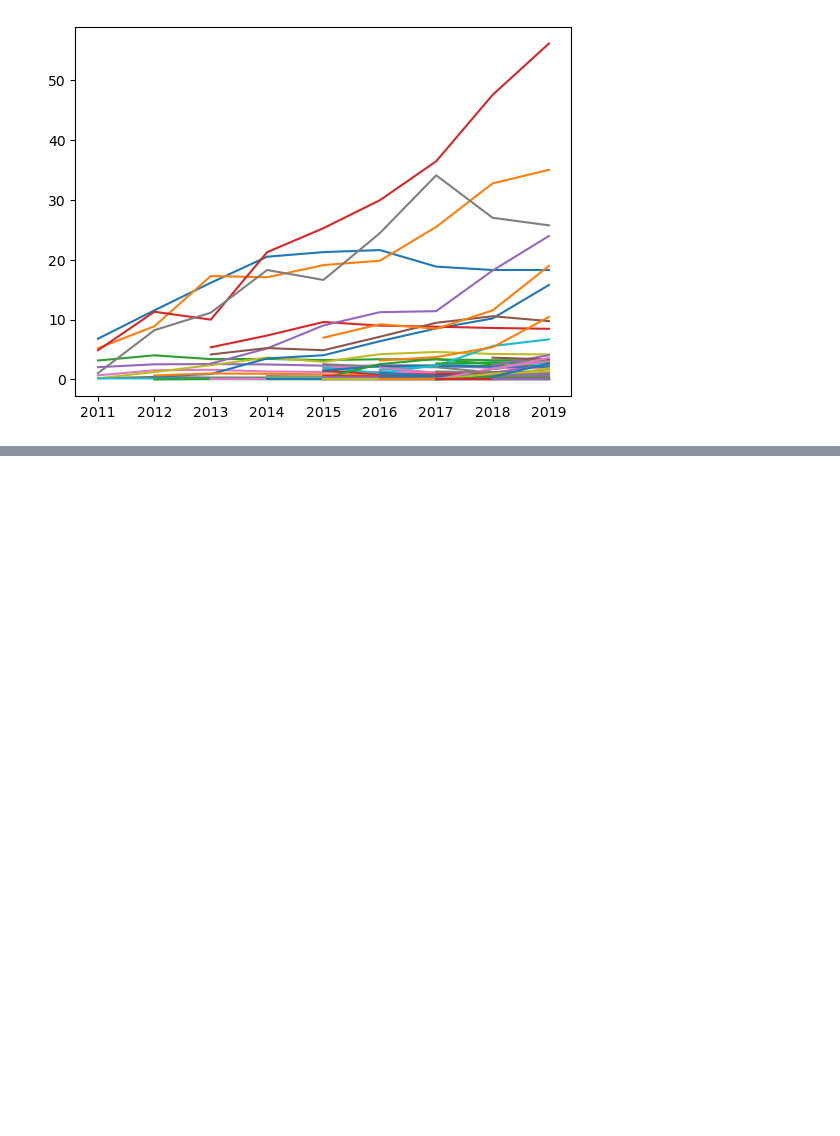
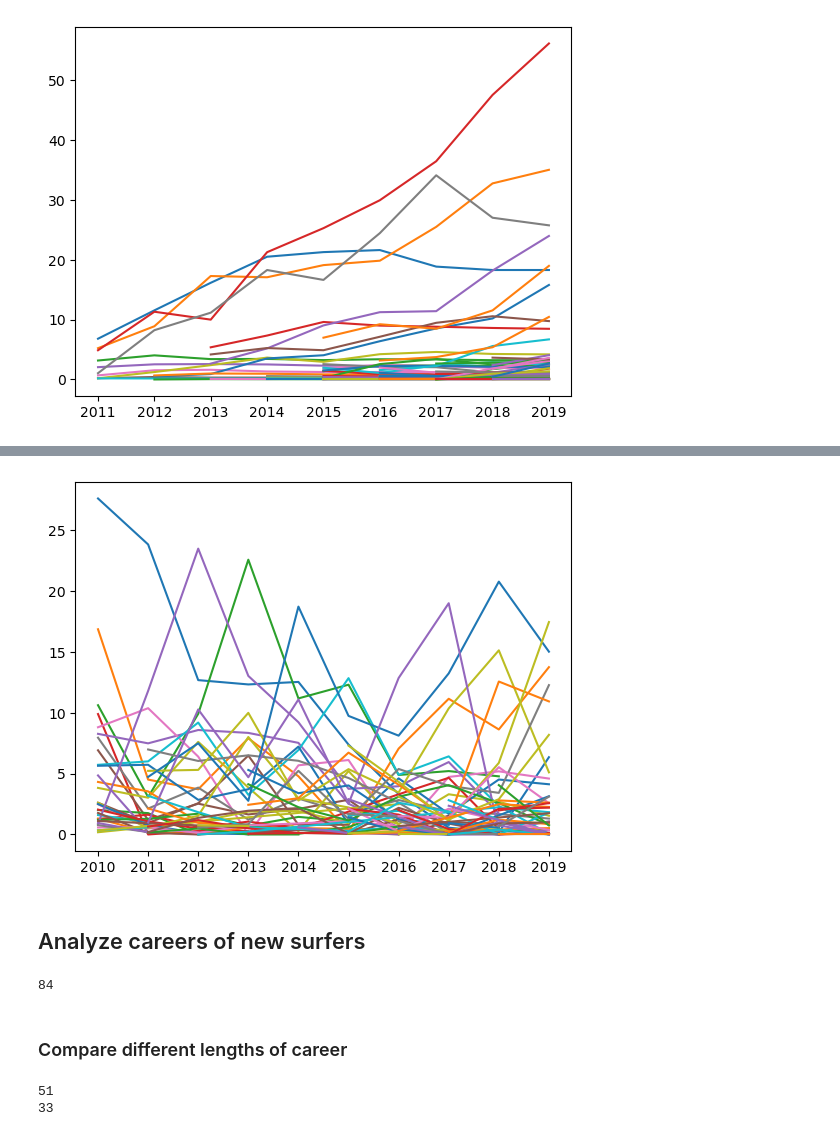
Before and after one commit to imalvarado/6400-Project-ima35, a Jupyter notebook: code/time_series_analysis.ipynb, the cells around one changed output, grey strips where cells are left out. Drawn from its saved outputs; the diff is of its cells as text; code cells hidden in the pictures; blank space fills up the shorter version.

```diff
--- a/code/time_series_analysis.ipynb
+++ b/code/time_series_analysis.ipynb
@@ -85,0 +151,8 @@ for surfer, df in results_dict.items():
+# %%
+for surfer, df in seasons_dict.items():
+
+    plt.plot(df["year"], df["beta"])
+# %% [output]
+[figure, added]
+# %% [markdown]
+## Analyze careers of new surfers
@@ -85,0 +169,6 @@ for surfer, df in results_dict.items():
+# %%
+print(len(new_surfers))
+# %% [output]
+84
+# %% [markdown]
+### Compare different lengths of career
@@ -85,0 +187,6 @@ for surfer, df in results_dict.items():
+# %%
+print(len(short_cars))
+print(len(long_cars))
+# %% [output]
+51
+33
```
Also changed, not shown: parts of 11 cells of this notebook, 11 other files.
